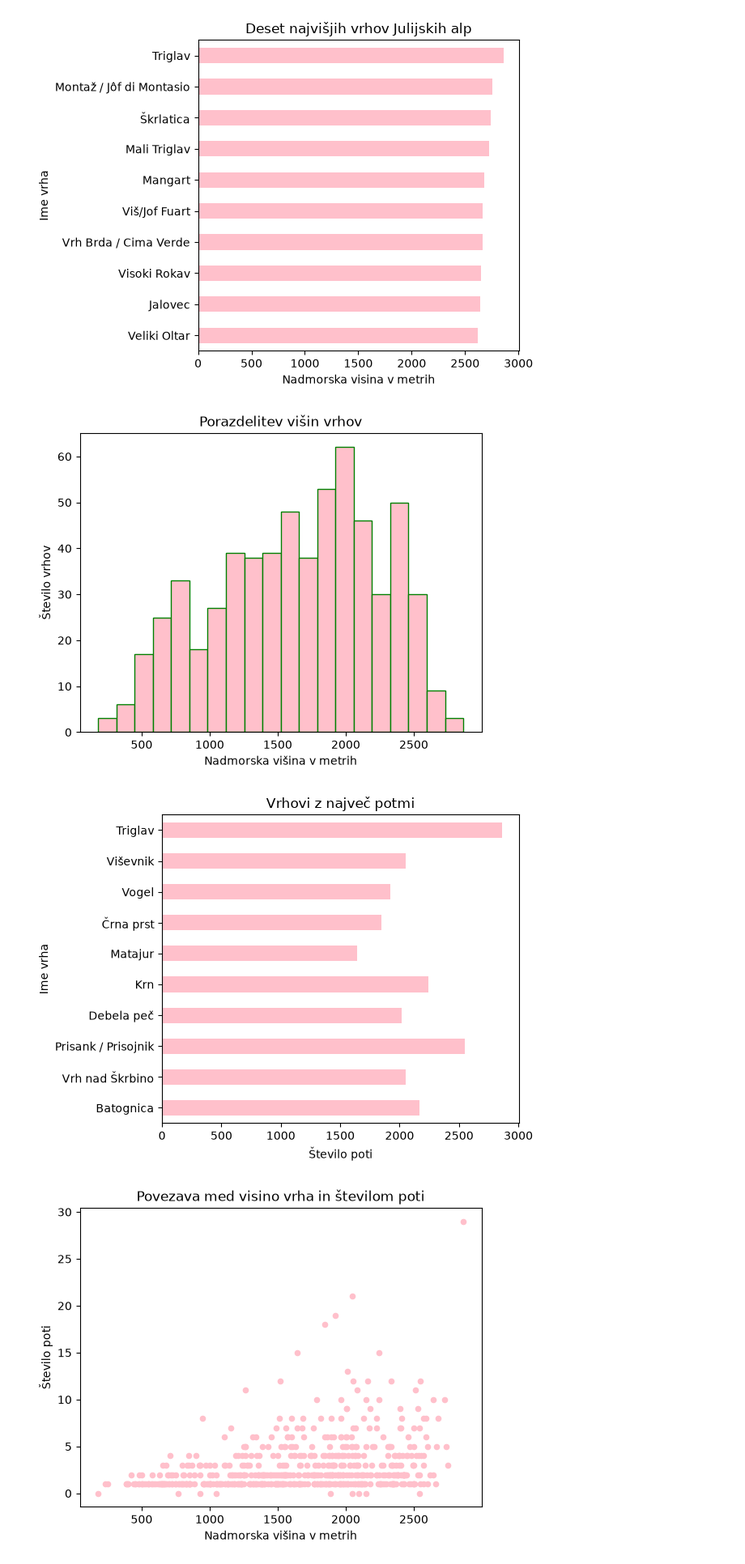
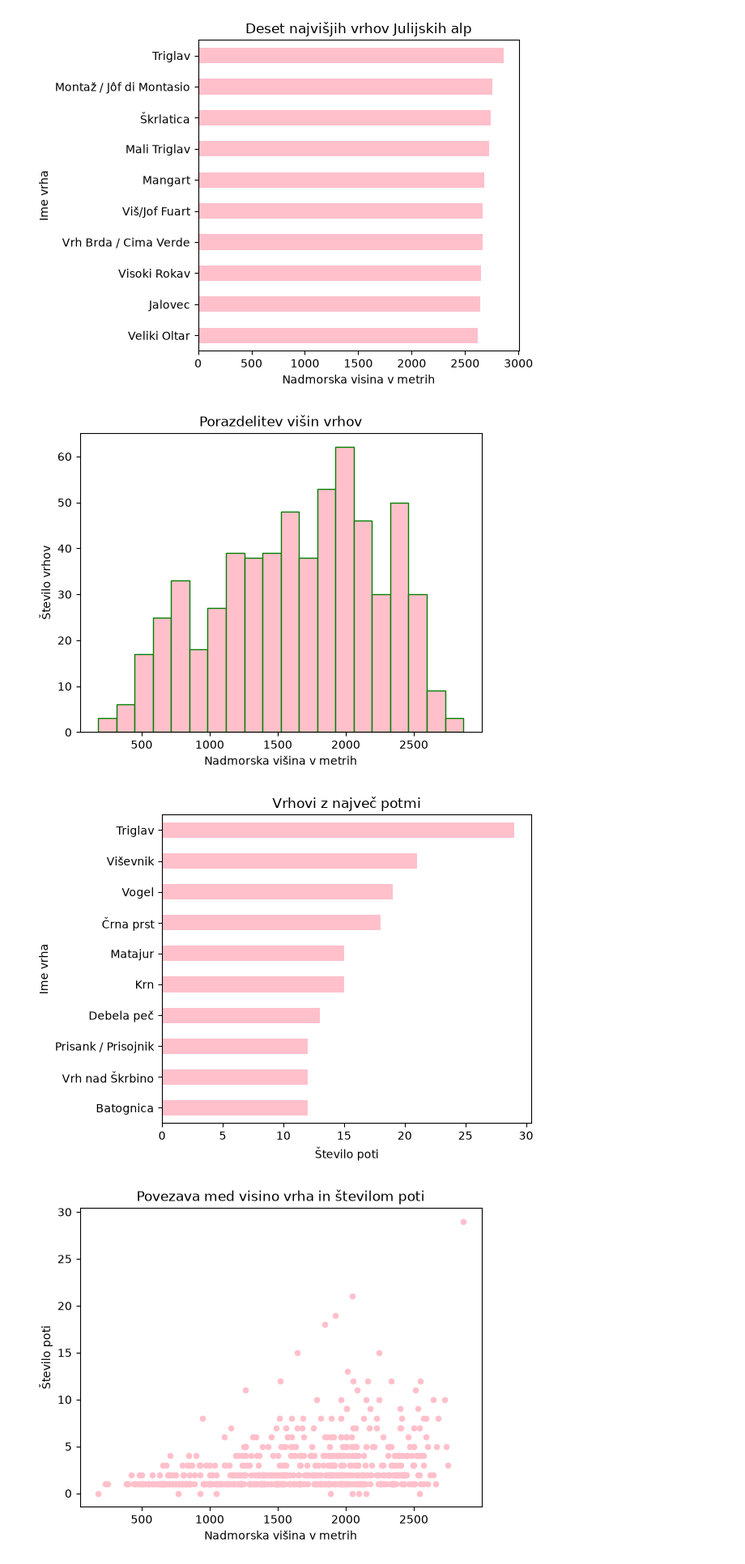
Before and after one commit to majaarnez/Projektna-naloga, a Jupyter notebook: analiza.ipynb, the cells around one changed output. Shown at 81% size. Cells and saved outputs as stored; diff of their text form; code cells hidden in the pictures.

```diff
--- a/analiza.ipynb
+++ b/analiza.ipynb
@@ -66,38 +66,38 @@ hribi["visina"].plot(
     kind = "hist",
     bins = 20,
     edgecolor = "green",
     color = "pink"
 )
 
 plt.title("Porazdelitev višin vrhov")
 plt.xlabel("Nadmorska višina v metrih")
 plt.ylabel("Število vrhov")
 plt.show()
 
 najvec_poti = hribi.sort_values(
     "stevilo_poti",
     ascending = False
 ).head(10)
 
 najvec_poti
 
 najvec_poti_graf = najvec_poti.sort_values("stevilo_poti")
 
 najvec_poti_graf.plot(
-    x = "ime",
-    y = "visina",
-    kind = "barh",
-    legend = False,
-    color = "pink"
+    x="ime",
+    y="stevilo_poti",
+    kind="barh",
+    legend=False,
+    color="pink"
 )
 
 plt.title("Vrhovi z največ potmi")
 plt.xlabel("Število poti")
 plt.ylabel("Ime vrha")
 plt.tight_layout()
 plt.show()
 # %% [output]
 [figure]
-[figure, old version]
+[figure, new version]
 # %%
 hribi.plot(
```
Also changed, not shown: parts of 2 cells of this notebook, 1 other file.
